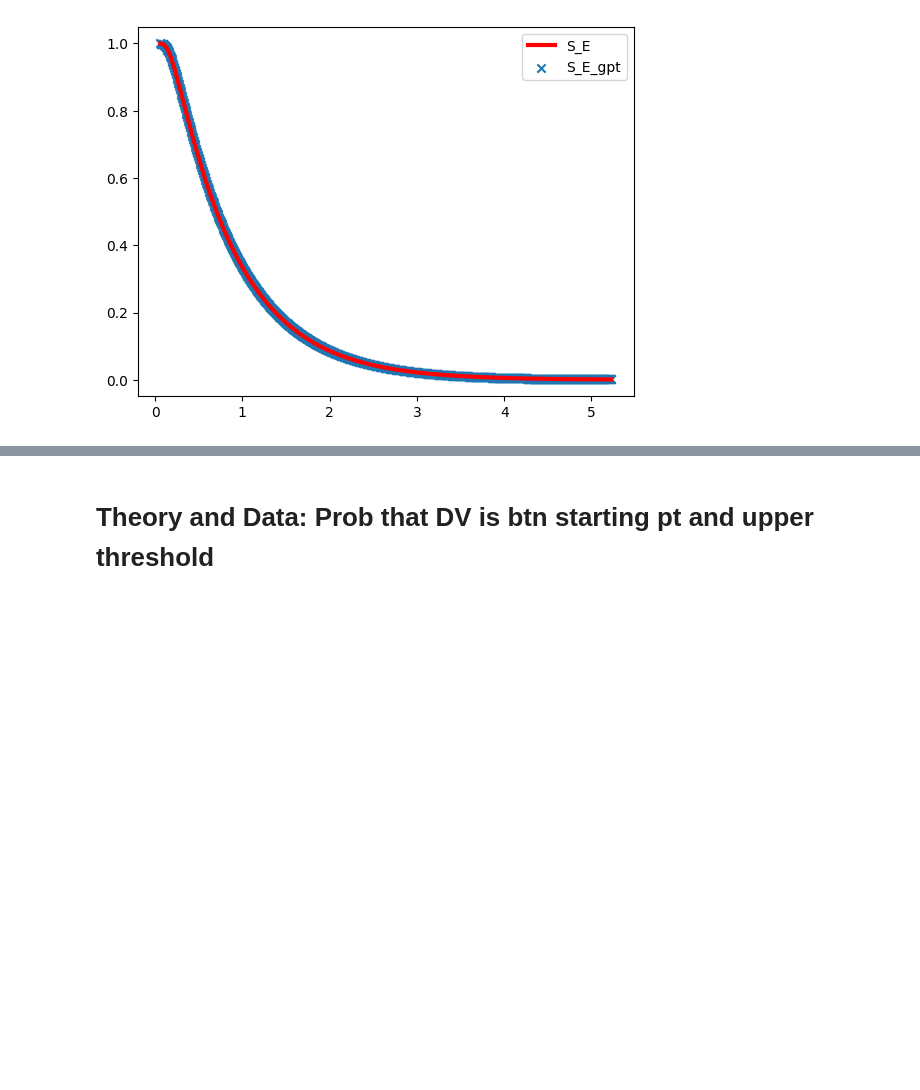
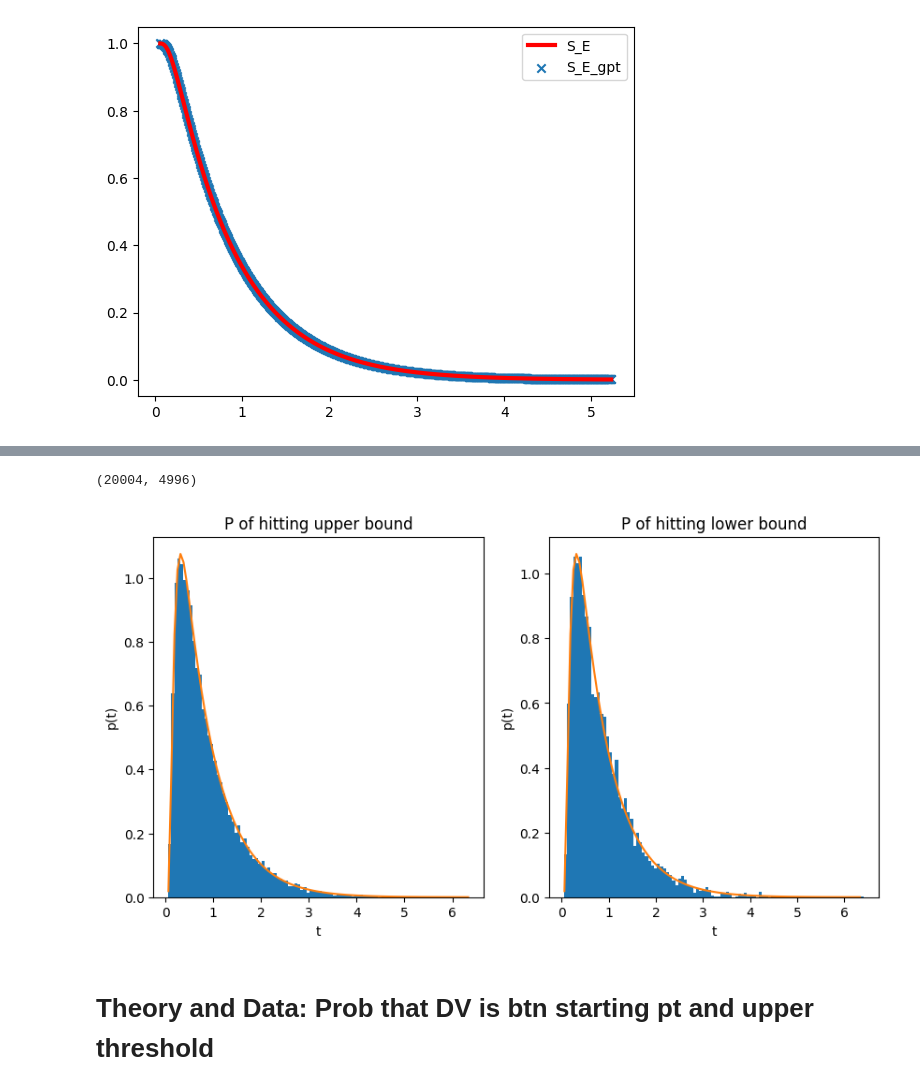
Before and after one commit to rakaar/ddm_codes, a Jupyter notebook: action_init_ddm/fitting_sim_data.ipynb, the cells around one changed output, grey strips where cells are left out. Cells and saved outputs as stored; diff of their text form; code cells hidden in the pictures; blank space fills up the shorter version.

```diff
--- a/action_init_ddm/fitting_sim_data.ipynb
+++ b/action_init_ddm/fitting_sim_data.ipynb
@@ -1009,3 +1065,37 @@ plt.scatter(t_pts, S_E_gpt_vals, label='S_E_gpt', marker='x');plt.legend();
+# %%
+choices_np = np.array(choices); rts_np = np.array(rts);
+# %%
+upp_bound_idx = np.where(choices_np == 1)[0]
+upp_bound_rt = rts_np[upp_bound_idx]
+
+low_bound_idx = np.where(choices_np == -1)[0]
+low_bound_rt = rts_np[low_bound_idx]
+# %%
+len(upp_bound_idx), len(low_bound_idx)
+# %% [output]
+(20004, 4996)
+# %%
+from psiam_utils import rho_E_minus_t_fn
+t_pts = np.linspace(min(upp_bound_rt), max(upp_bound_rt), 100)
+theory_up = np.array([rho_E_minus_t_fn(t, -v, a/2, 50, 0, 0, 0) for t in t_pts])/(len(upp_bound_idx)/N_sim)
+theory_down = np.array([rho_E_minus_t_fn(t, v, a/2, 50, 0, 0, 0) for t in t_pts])/(len(low_bound_idx)/N_sim)
+# %%
+plt.figure(figsize=(10,5))
+plt.subplot(1,2,1)
+plt.hist(upp_bound_rt, bins=100, density=True);
+plt.plot(t_pts, theory_up);
+plt.xlabel('t')
+plt.ylabel('p(t)')
+plt.title('P of hitting upper bound')
+
+plt.subplot(1,2,2)
+plt.hist(low_bound_rt, bins=100, density=True);
+plt.plot(t_pts, theory_down);
+plt.xlabel('t')
+plt.ylabel('p(t)')
+plt.title('P of hitting lower bound');
+# %% [output]
+[figure, added]
 # %% [markdown]
 # Theory and Data: Prob that DV is btn starting pt and upper threshold
 # %%
```
Also changed, not shown: parts of 21 cells of this notebook, 4 other files.
